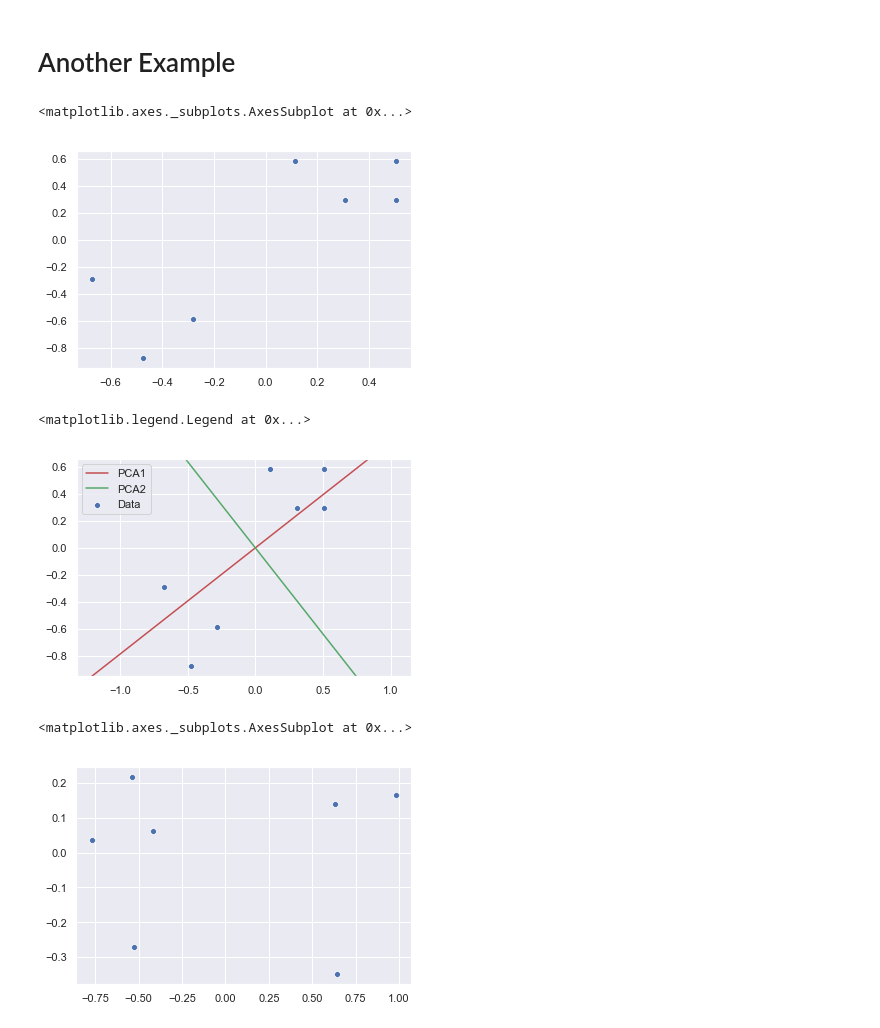
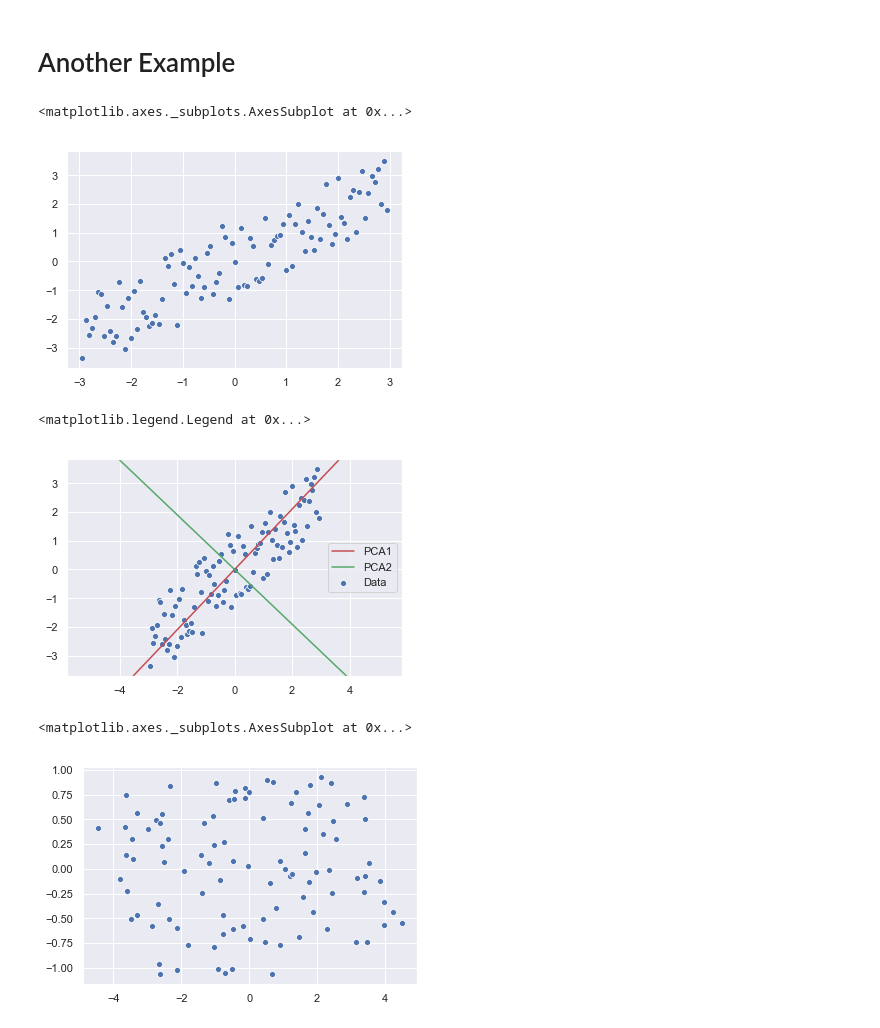
Before and after one commit to goelsaksham/umn_csci_5521_fall_2018, a Jupyter notebook: practice/Midterm_2/PCA.ipynb, the cells around one changed output. Drawn from its saved outputs; the diff is of its cells as text; code cells hidden in the pictures.

```diff
--- a/practice/Midterm_2/PCA.ipynb
+++ b/practice/Midterm_2/PCA.ipynb
@@ -131,16 +131,17 @@ Explained Variance Ratio Accumulated:
 # Another Example
 # %%
 # Making our own dataset
-x = npa
-X = np.array(list(zip()))
+x = np.linspace(-1, 1, 101)
+y = x + np.random.rand(x.shape[0])
+X = np.array(list(zip(x, y)))
 # Making sure that the data is zero centered and normalized
 X = (X - np.mean(X, axis=0))
 X = X/np.var(X, axis=0)
 # Plotting the dataset
 sns.scatterplot(X[:, 0], X[:, 1])
 # %% [output]
 <matplotlib.axes._subplots.AxesSubplot at 0x...>
-[figure, old version]
+[figure, new version]
 # %%
 # Doing a Single Value Decomposition
 [U, S, Vt] = np.linalg.svd(X, full_matrices=False)
@@ -162,14 +163,14 @@ ax.set_ylim(y_lim)
 ax.legend('PCA1,PCA2,Data'.split(','))
 # %% [output]
 <matplotlib.legend.Legend at 0x...>
-[figure, old version]
+[figure, new version]
 # %%
 # Projecting the Data onto the new Orthongonal Eigenvectors
 Z = X@V
 sns.scatterplot(Z[:, 0], Z[:, 1])
 # %% [output]
 <matplotlib.axes._subplots.AxesSubplot at 0x...>
-[figure, old version]
+[figure, new version]
 # %%
 fig, ax = plt.subplots(1, 2, figsize=(15, 4))
 # Projected data on First Principal axis
```
Also changed, not shown: parts of 3 cells of this notebook.
